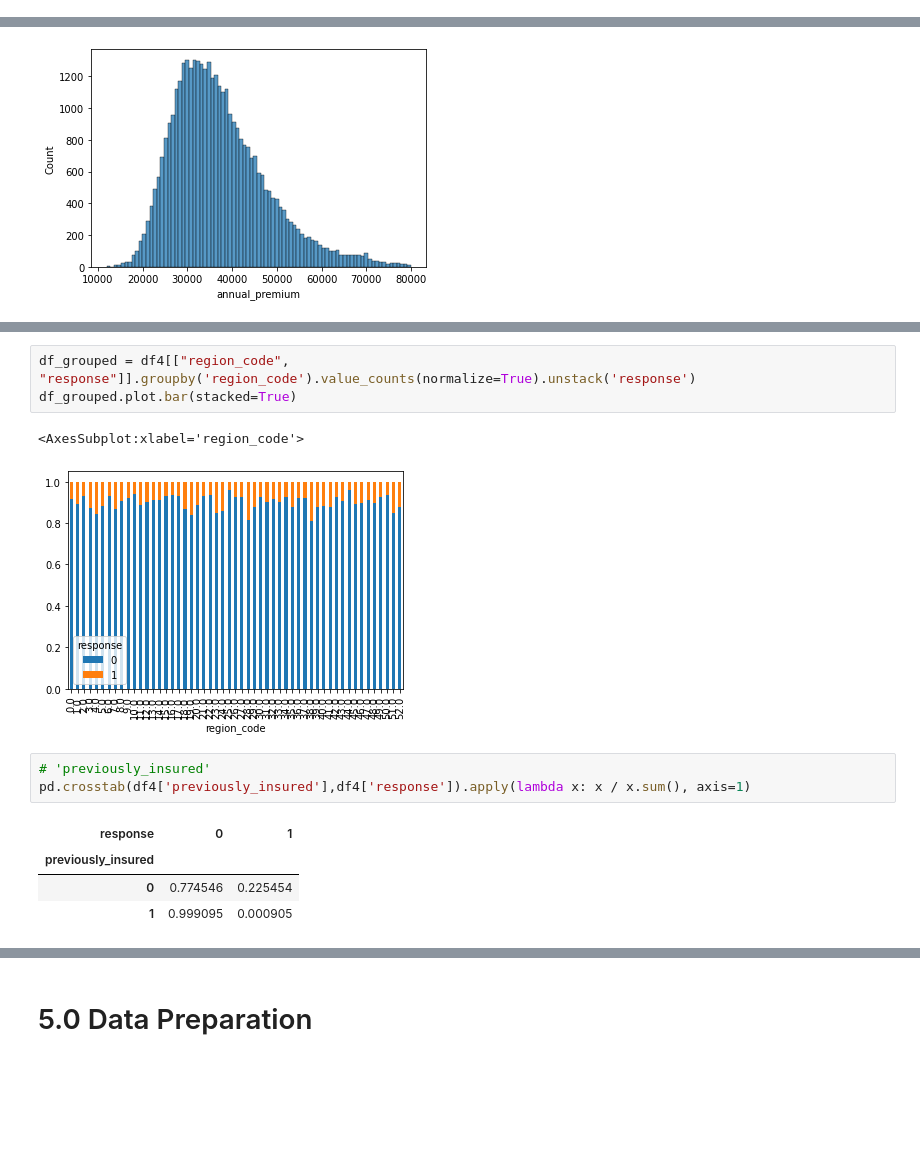
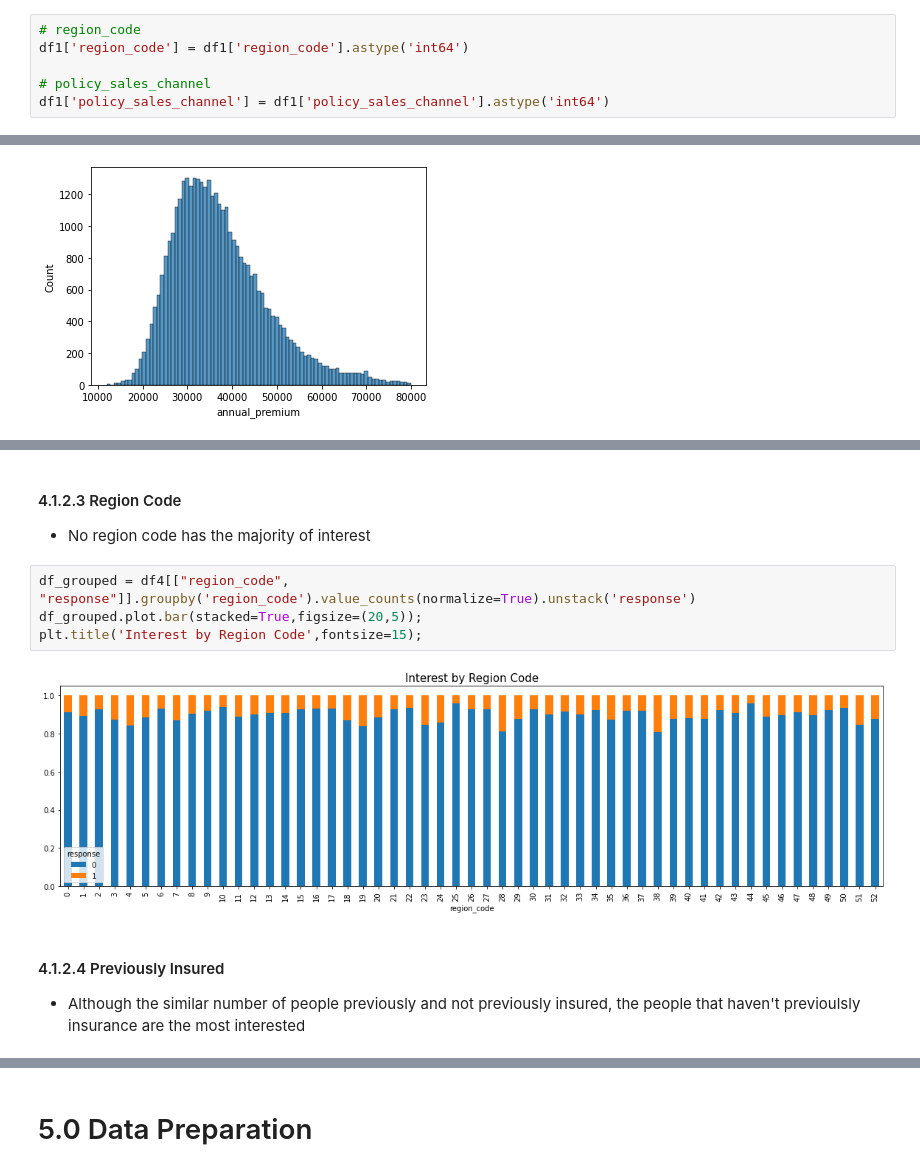
Before and after one commit to ArthurMesquita96/Insurance-Cross-Sell, a Jupyter notebook: insurance_cross_sell_notebook.ipynb, the cells around one changed output, grey strips where cells are left out. Cells and saved outputs as stored; diff of their text form; blank space fills up the shorter version.

```diff
--- a/insurance_cross_sell_notebook.ipynb
+++ b/insurance_cross_sell_notebook.ipynb
@@ -105,0 +126,6 @@ response (int64) :  [0 1]
+# %%
+# region_code
+df1['region_code'] = df1['region_code'].astype('int64')
+
+# policy_sales_channel
+df1['policy_sales_channel'] = df1['policy_sales_channel'].astype('int64')
@@ -262,14 +376,14 @@ sns.scatterplot(x='region_code', y= 'id', hue = 'response', data=aux0)
+# %% [markdown]
+#### 4.1.2.3 Region Code
+
+- No region code has the majority of interest
 # %%
 df_grouped = df4[["region_code", "response"]].groupby('region_code').value_counts(normalize=True).unstack('response')
-df_grouped.plot.bar(stacked=True)
+df_grouped.plot.bar(stacked=True,figsize=(20,5));
+plt.title('Interest by Region Code',fontsize=15);
 # %% [output]
-<AxesSubplot:xlabel='region_code'>
-[figure, old version]
+[figure, new version]
-# %%
-# 'previously_insured'
-pd.crosstab(df4['previously_insured'],df4['response']).apply(lambda x: x / x.sum(), axis=1)
-# %% [output]
-| response | 0 | 1 |
-| previously_insured |  |  |
-| 0 | 0.774546 | 0.225454 |
-| 1 | 0.999095 | 0.000905 |
+# %% [markdown]
+#### 4.1.2.4 Previously Insured
+
+- Although the similar number of people previously and not previously insured, the people that haven't previoulsly insurance are the most interested
```
Also changed, not shown: parts of 64 cells of this notebook.
